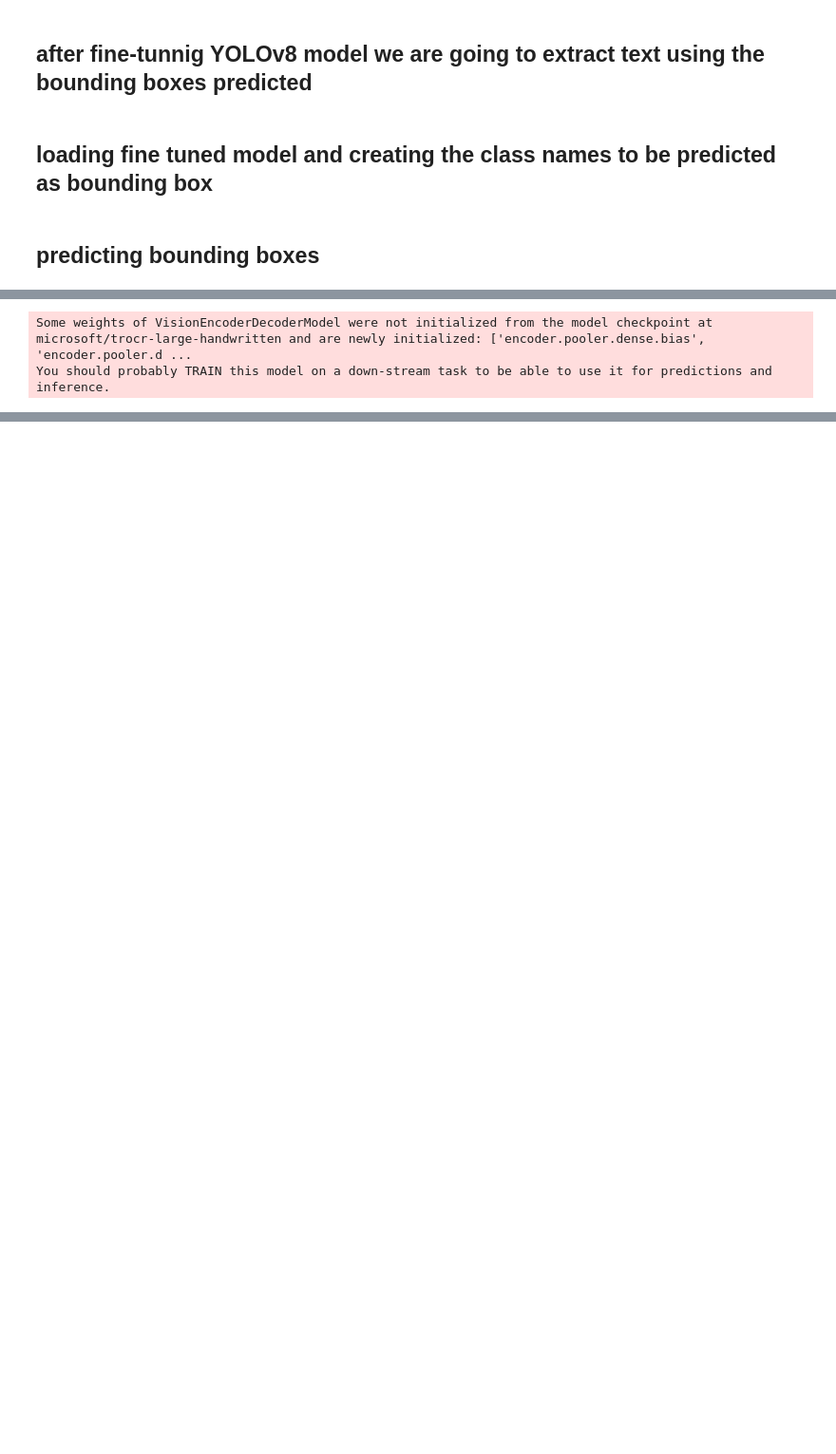
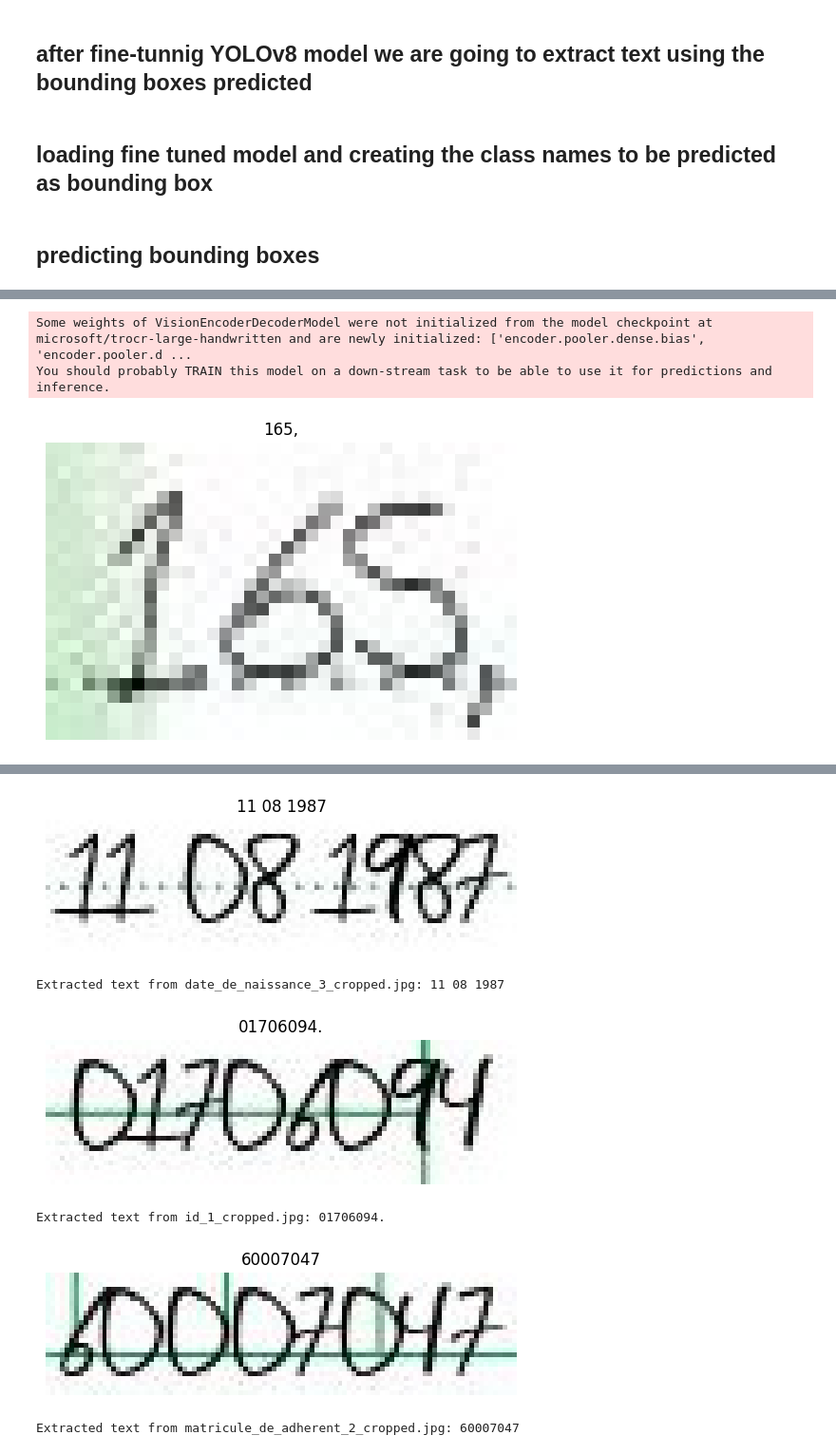
Before and after one commit to Youssef-Kharroubi/Dev-Elites, a Jupyter notebook: Modelling/Medical_form.ipynb, the cells around one changed output, grey strips where cells are left out. Shown: that part at 95% size. Drawn from its saved outputs; the diff is of its cells as text; code cells hidden in the pictures; blank space fills up the shorter version.

Commit message:
Yolo fine tunning improved , text detection improved

```diff
--- a/Modelling/Medical_form.ipynb
+++ b/Modelling/Medical_form.ipynb
@@ -237,7 +17,7 @@ import os
 from ultralytics import YOLO
 
 # Load the trained YOLOv8 model
-model_path = "runs/detect/medical_form_yolo_best2/weights/best.pt"
+model_path = "runs/detect/medical_form_yolo_star_bh_cnam_30_epoch8/weights/best.pt"
 model = YOLO(model_path)
 
 # Define class names (must match the order in data.yaml)
@@ -251,18 +31,14 @@ class_names = [
     "date de naissance",
     "date",
     "designation",
-    "honoraire"
+    "honoraire",
+    "id"
 ]
 # %% [markdown]
 ## predicting bounding boxes
 # %%
-# Create output folder for annotated images and cropped regions
-output_folder = "predictions"
-if not os.path.exists(output_folder):
-    os.makedirs(output_folder)
-
 # Path to the new image for prediction
-image_path = "dataset/images/val/1432--5852526--20230720_page_0_1.jpg"  # Replace with the path to your new image
+image_path = "dataset/images/test/cnam_front_V9THV6.jpg"  # Replace with the path to your new image
 image = cv2.imread(image_path)
 if image is None:
     raise FileNotFoundError(f"Could not load image at {image_path}")
@@ -331,0 +156,6 @@ Saved annotated image to predictions\annotated_1432--5852526--20230720_page_0_1.
+# %%
+# Loop through each file in the folder
+for filename in os.listdir("predictions"):
+    if filename.lower().endswith((".jpg", ".jpeg", ".png", ".bmp", ".tiff")):
+        image_path = os.path.join("predictions", filename)
+        detect_and_save_word(image_path)
@@ -332,60 +187,62 @@ Saved annotated image to predictions\annotated_1432--5852526--20230720_page_0_1.
 # %%
+import os
+import json
+from PIL import Image
+import matplotlib.pyplot as plt
+from transformers import TrOCRProcessor, VisionEncoderDecoderModel
+
 # Define paths
-predictions_folder = "predictions"
+predictions_folder = "predictions_cropped"
 output_json_path = os.path.join(predictions_folder, "extracted_text.json")
 
 # Load the TrOCR model and processor
 processor = TrOCRProcessor.from_pretrained("microsoft/trocr-large-handwritten")
 model = VisionEncoderDecoderModel.from_pretrained("microsoft/trocr-large-handwritten")
-
-# Move model to GPU if available
-device = torch.device("cuda" if torch.cuda.is_available() else "cpu")
-model.to(device)
-model.eval()  # Set model to evaluation mode
 
 # Dictionary to store extracted text
 extracted_texts = {}
 
 # Iterate over all images in the predictions folder
 for image_name in os.listdir(predictions_folder):
     if not image_name.lower().endswith((".jpg", ".png", ".jpeg")):
-        continue  # Skip non-image files (e.g., annotated images or JSON)
+        continue  # Skip non-image files
 
     image_path = os.path.join(predictions_folder, image_name)
 
     try:
         # Load the image
         image = Image.open(image_path).convert("RGB")
 
         # Preprocess the image
-        pixel_values = processor(image, return_tensors="pt").pixel_values  # Shape: (1, 3, height, width)
-        pixel_values = pixel_values.to(device)
+        pixel_values = processor(images=image, return_tensors="pt").pixel_values
 
         # Generate text
-        with torch.no_grad():  # Disable gradient computation for inference
-            generated_ids = model.generate(
-                pixel_values,
-                max_length=100,  # Adjust based on expected text length
-                num_beams=4,    # Beam search for better results
-                early_stopping=True
-            )
+        generated_ids = model.generate(pixel_values)
 
         # Decode the generated IDs to text
-        generated_text = processor.batch_decode(generated_ids, skip_special_tokens=True)[0]
+        predicted_text = processor.batch_decode(generated_ids, skip_special_tokens=True)[0]
 
-        # Store the extracted text
-        extracted_texts[image_name] = generated_text
-        print(f"Extracted text from {image_name}: {generated_text}")
+        # Save to dictionary
+        extracted_texts[image_name] = predicted_text
+
+        # Display the image with the extracted text as the title
+        plt.imshow(image)
+        plt.title(predicted_text, fontsize=12)
+        plt.axis('off')
+        plt.show()
+
+        print(f"Extracted text from {image_name}: {predicted_text}")
 
     except Exception as e:
         print(f"Error processing {image_name}: {str(e)}")
         extracted_texts[image_name] = "Error: Could not extract text"
 
-# Save the extracted texts to a JSON file
-with open(output_json_path, "w", encoding="utf-8") as f:
-    json.dump(extracted_texts, f, ensure_ascii=False, indent=4)
+# # Save the extracted texts to a JSON file
+# with open(output_json_path, "w", encoding="utf-8") as f:
+#     json.dump(extracted_texts, f, ensure_ascii=False, indent=4)
 
-print(f"Saved extracted texts to {output_json_path}")
+# print(f"Saved extracted texts to {output_json_path}")
 # %% [output]
 Some weights of VisionEncoderDecoderModel were not initialized from the model checkpoint at microsoft/trocr-large-handwritten and are newly initialized: ['encoder.pooler.dense.bias', 'encoder.pooler.d ...
 You should probably TRAIN this model on a down-stream task to be able to use it for predictions and inference.
+[figure, added]
@@ -404,0 +250,6 @@ Saved extracted texts to predictions\extracted_text.json
+[figure, added]
+Extracted text from date_de_naissance_3_cropped.jpg: 11 08 1987
+[figure, added]
+Extracted text from id_1_cropped.jpg: 01706094.
+[figure, added]
+Extracted text from matricule_de_adherent_2_cropped.jpg: 60007047
```
Also changed, not shown: parts of 15 cells of this notebook, 26 other files.
